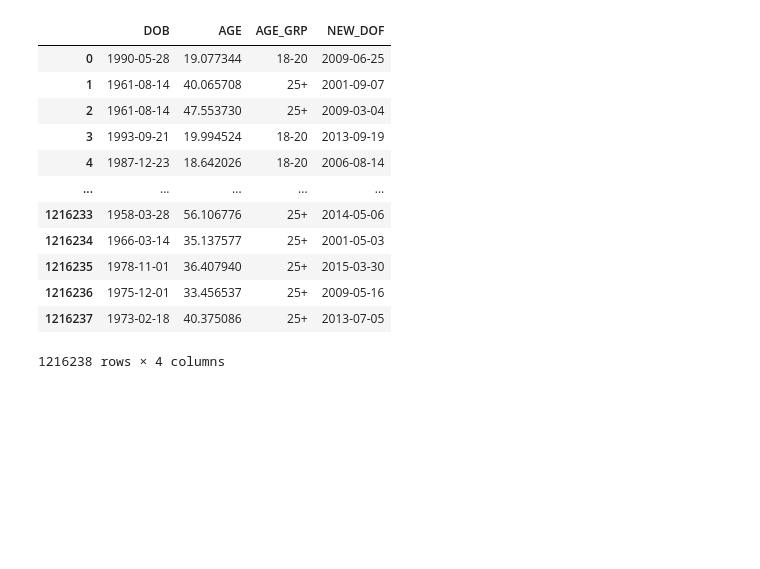
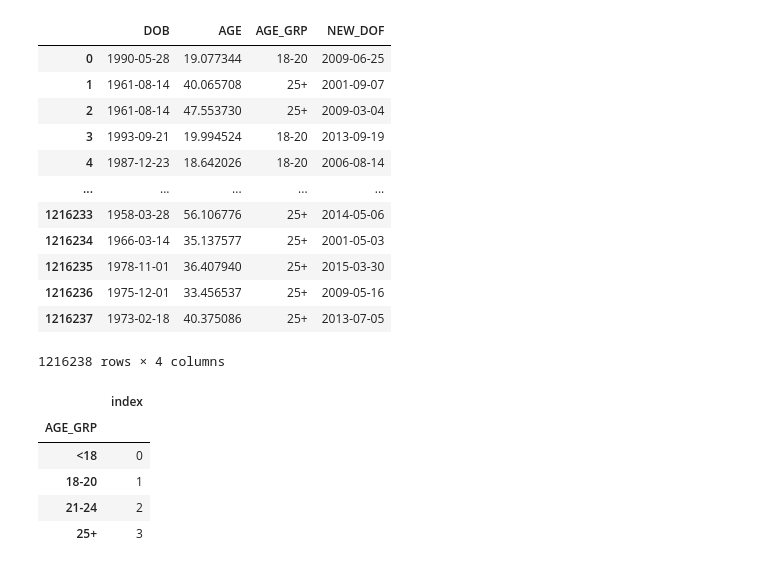
Before and after one commit to aud-z/PA_sentencing, a Jupyter notebook: sentencing_length.ipynb, the cells around one changed output. Drawn from its saved outputs; the diff is of its cells as text; code cells hidden in the pictures; blank space fills up the shorter version.

```diff
--- a/sentencing_length.ipynb
+++ b/sentencing_length.ipynb
@@ -837,0 +840,9 @@ distros = pd.DataFrame(distros).reset_index()
+# %%
+mappings
+# %% [output]
+|  | index |
+| AGE_GRP |  |
+| <18 | 0 |
+| 18-20 | 1 |
+| 21-24 | 2 |
+| 25+ | 3 |
```
Also changed, not shown: parts of 5 cells of this notebook, 1 other file.
